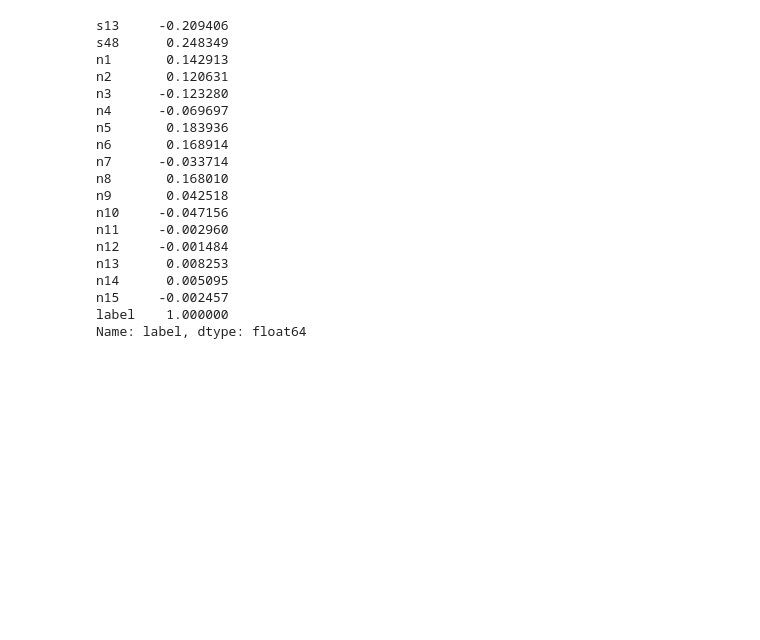
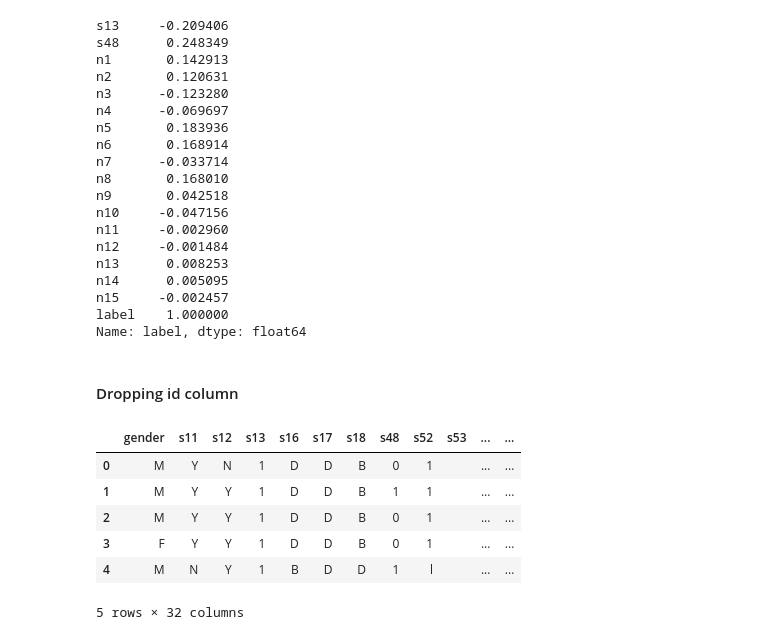
Before and after one commit to rahem1983/Robi_DataThon, a Jupyter notebook: Rafin/Untitled.ipynb, the cells around one changed output. Cells and saved outputs as stored; diff of their text form; code cells hidden in the pictures; blank space fills up the shorter version.

```diff
--- a/Rafin/Untitled.ipynb
+++ b/Rafin/Untitled.ipynb
@@ -9,3 +9,5 @@ data = pd.read_csv("C:/Users/broth/Datathon/train.csv", encoding='latin-1')
+# %%
+data = pd.read_csv("C:/Users/broth/Datathon/Robi_DataThon/Rafin/train.csv", encoding='latin-1')
 # %%
 data.head()
 # %% [output]
@@ -139,3 +151,17 @@ n14      0.005095
 n15     -0.002457
 label    1.000000
 Name: label, dtype: float64
+# %% [markdown]
+#### Dropping id column
+# %%
+data.drop(columns=['id'], inplace=True)
+# %%
+data.head()
+# %% [output]
+|  | gender | s11 | s12 | s13 | s16 | s17 | s18 | s48 | s52 | s53 | ... | ... |
+| 0 | M | Y | N | 1 | D | D | B | 0 | 1 |  | ... | ... |
+| 1 | M | Y | Y | 1 | D | D | B | 1 | 1 |  | ... | ... |
+| 2 | M | Y | Y | 1 | D | D | B | 0 | 1 |  | ... | ... |
+| 3 | F | Y | Y | 1 | D | D | B | 0 | 1 |  | ... | ... |
+| 4 | M | N | Y | 1 | B | D | D | 1 | l |  | ... | ... |
+5 rows × 32 columns
```
Also changed, not shown: parts of 28 cells of this notebook.
